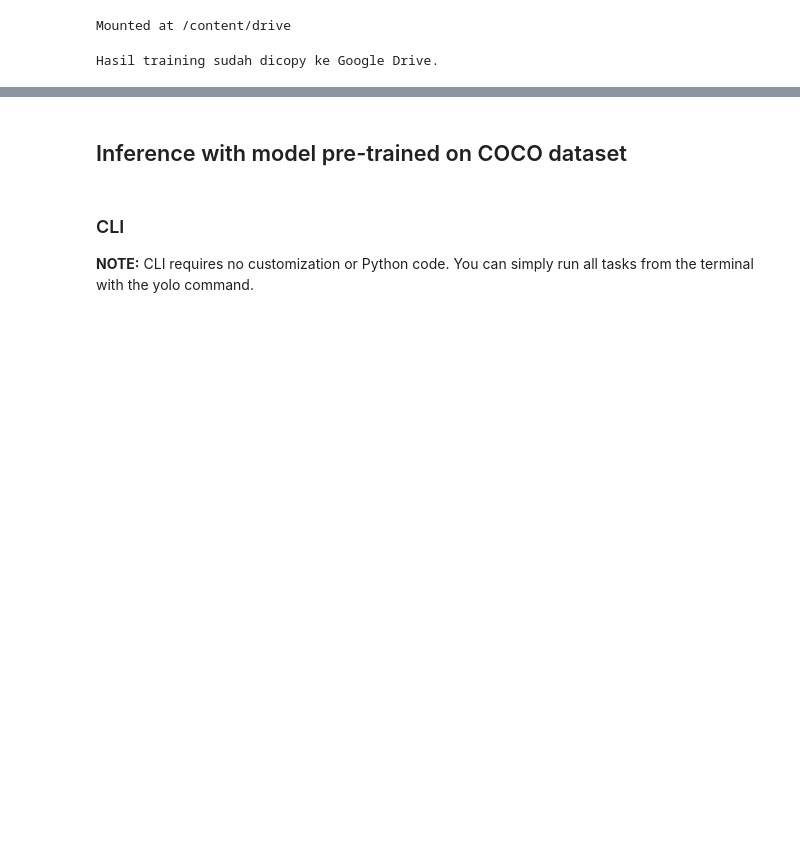
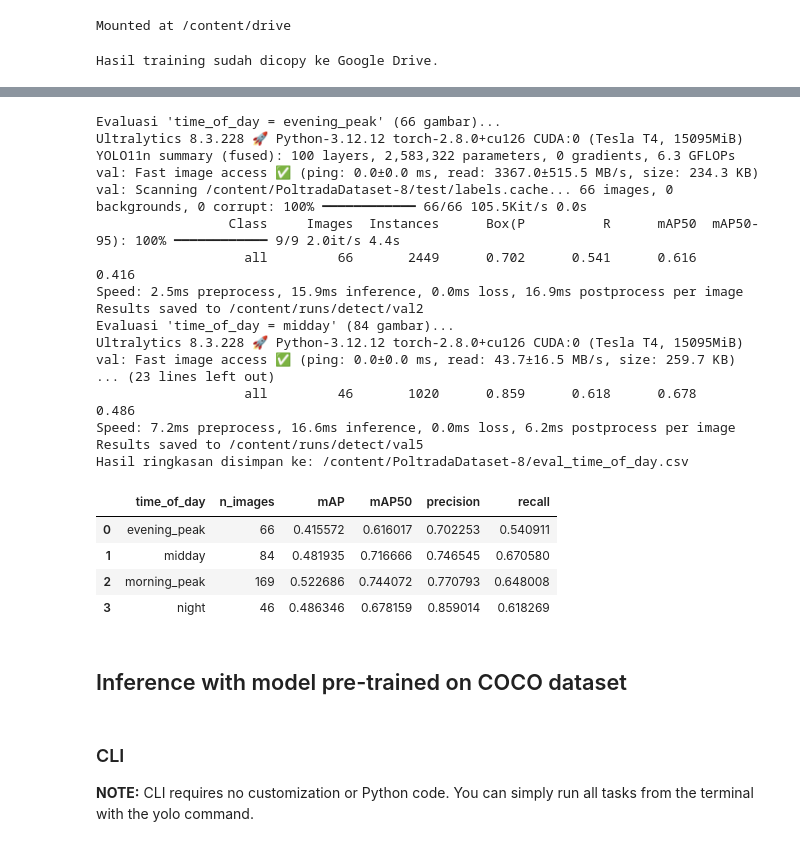
Before and after one commit to ekasuartawan82/indotraffic-dataset, a Jupyter notebook: notebooks/train-yolo11-object-detection-on-custom-dataset.ipynb, the cells around one changed output, grey strips where cells are left out. Cells and saved outputs as stored; diff of their text form; code cells hidden in the pictures; blank space fills up the shorter version.

```diff
--- a/notebooks/train-yolo11-object-detection-on-custom-dataset.ipynb
+++ b/notebooks/train-yolo11-object-detection-on-custom-dataset.ipynb
@@ -144,0 +313,13 @@ Hasil training sudah dicopy ke Google Drive.
+# %%
+import pandas as pd
+
+df = pd.read_csv(metadata_path)
+
+print("Distribusi time_of_day:")
+print(df["time_of_day"].value_counts(), "\n")
+
+print("Distribusi lighting:")
+print(df["lighting"].value_counts(), "\n")
+
+print("Distribusi split:")
+print(df["split"].value_counts(), "\n")
@@ -145,3 +421,29 @@ Hasil training sudah dicopy ke Google Drive.
+# %%
+eval_time = evaluate_by("time_of_day", min_images=40, target_split="test")
+eval_time
+# %% [output]
+Evaluasi 'time_of_day = evening_peak' (66 gambar)...
+Ultralytics 8.3.228 🚀 Python-3.12.12 torch-2.8.0+cu126 CUDA:0 (Tesla T4, 15095MiB)
+YOLO11n summary (fused): 100 layers, 2,583,322 parameters, 0 gradients, 6.3 GFLOPs
+val: Fast image access ✅ (ping: 0.0±0.0 ms, read: 3367.0±515.5 MB/s, size: 234.3 KB)
+val: Scanning /content/PoltradaDataset-8/test/labels.cache... 66 images, 0 backgrounds, 0 corrupt: 100% ━━━━━━━━━━━━ 66/66 105.5Kit/s 0.0s
+                 Class     Images  Instances      Box(P          R      mAP50  mAP50-95): 100% ━━━━━━━━━━━━ 9/9 2.0it/s 4.4s
+                   all         66       2449      0.702      0.541      0.616      0.416
+Speed: 2.5ms preprocess, 15.9ms inference, 0.0ms loss, 16.9ms postprocess per image
+Results saved to /content/runs/detect/val2
+Evaluasi 'time_of_day = midday' (84 gambar)...
+Ultralytics 8.3.228 🚀 Python-3.12.12 torch-2.8.0+cu126 CUDA:0 (Tesla T4, 15095MiB)
+val: Fast image access ✅ (ping: 0.0±0.0 ms, read: 43.7±16.5 MB/s, size: 259.7 KB)
+... (23 lines left out)
+                   all         46       1020      0.859      0.618      0.678      0.486
+Speed: 7.2ms preprocess, 16.6ms inference, 0.0ms loss, 6.2ms postprocess per image
+Results saved to /content/runs/detect/val5
+Hasil ringkasan disimpan ke: /content/PoltradaDataset-8/eval_time_of_day.csv
+|  | time_of_day | n_images | mAP | mAP50 | precision | recall |
+| 0 | evening_peak | 66 | 0.415572 | 0.616017 | 0.702253 | 0.540911 |
+| 1 | midday | 84 | 0.481935 | 0.716666 | 0.746545 | 0.670580 |
+| 2 | morning_peak | 169 | 0.522686 | 0.744072 | 0.770793 | 0.648008 |
+| 3 | night | 46 | 0.486346 | 0.678159 | 0.859014 | 0.618269 |
 # %% [markdown]
 ## Inference with model pre-trained on COCO dataset
 # %% [markdown]
```
Also changed, not shown: parts of 9 cells of this notebook.
